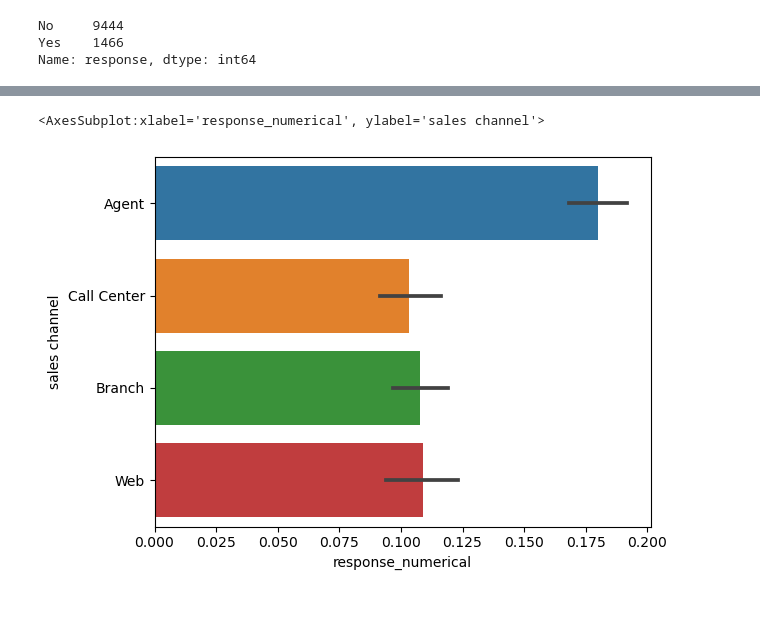
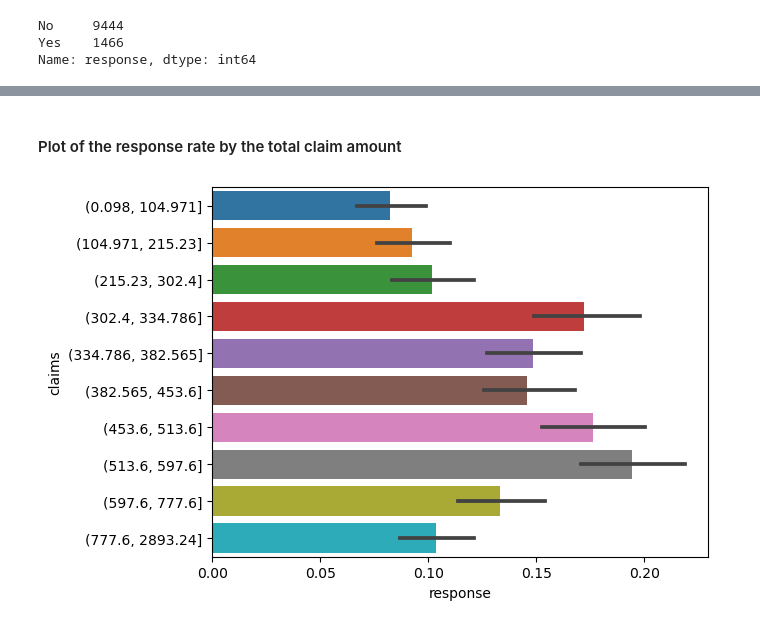
Before and after one commit to adrianlarrea/lab-customer-analysis-round-2, a Jupyter notebook: files_for_lab/csv_files/Lab 2.ipynb, the cells around one changed output, grey strips where cells are left out. Saved outputs shown, nothing was run; the diff lists cells and outputs as text; code cells hidden in the pictures.

```diff
--- a/files_for_lab/csv_files/Lab 2.ipynb
+++ b/files_for_lab/csv_files/Lab 2.ipynb
@@ -407,5 +434,5 @@ No     9444
 Yes    1466
 Name: response, dtype: int64
 # %%
-file1 ['response_numerical'] = file1['response'].map(dict(Yes=1, No=0))
+file1['response'] = file1['response'].map(dict(Yes=1, No=0))
 # %%
@@ -420,3 +452,5 @@ sns.countplot(x=file1['response'])
 # %%
-sns.displot(file1['total_claim_amount'], bins=10)
+file1['incomes'] = pd.qcut(file1['income'], q=10, duplicates='drop')
+sns.barplot(x = file1["response"], y = file1['incomes'])
+plt.show()
 # %% [output]
@@ -424,5 +458,9 @@ KeyError: 'total_claim_amount'
+# %% [markdown]
+#### Plot of the response rate by the total claim amount
 # %%
-sns.barplot(x="response_numerical", y="sales channel", data=file1)
+#claims= total claim amounts cut into 10 different bins
+file1['claims'] = pd.qcut(file1['total claim amount'], q=10)
+sns.barplot(x = file1["response"], y = file1['claims'])
+plt.show()
 # %% [output]
-<AxesSubplot:xlabel='response_numerical', ylabel='sales channel'>
-[figure, old version]
+[figure, new version]
```
Also changed, not shown: parts of 85 cells of this notebook, 4 other files.
